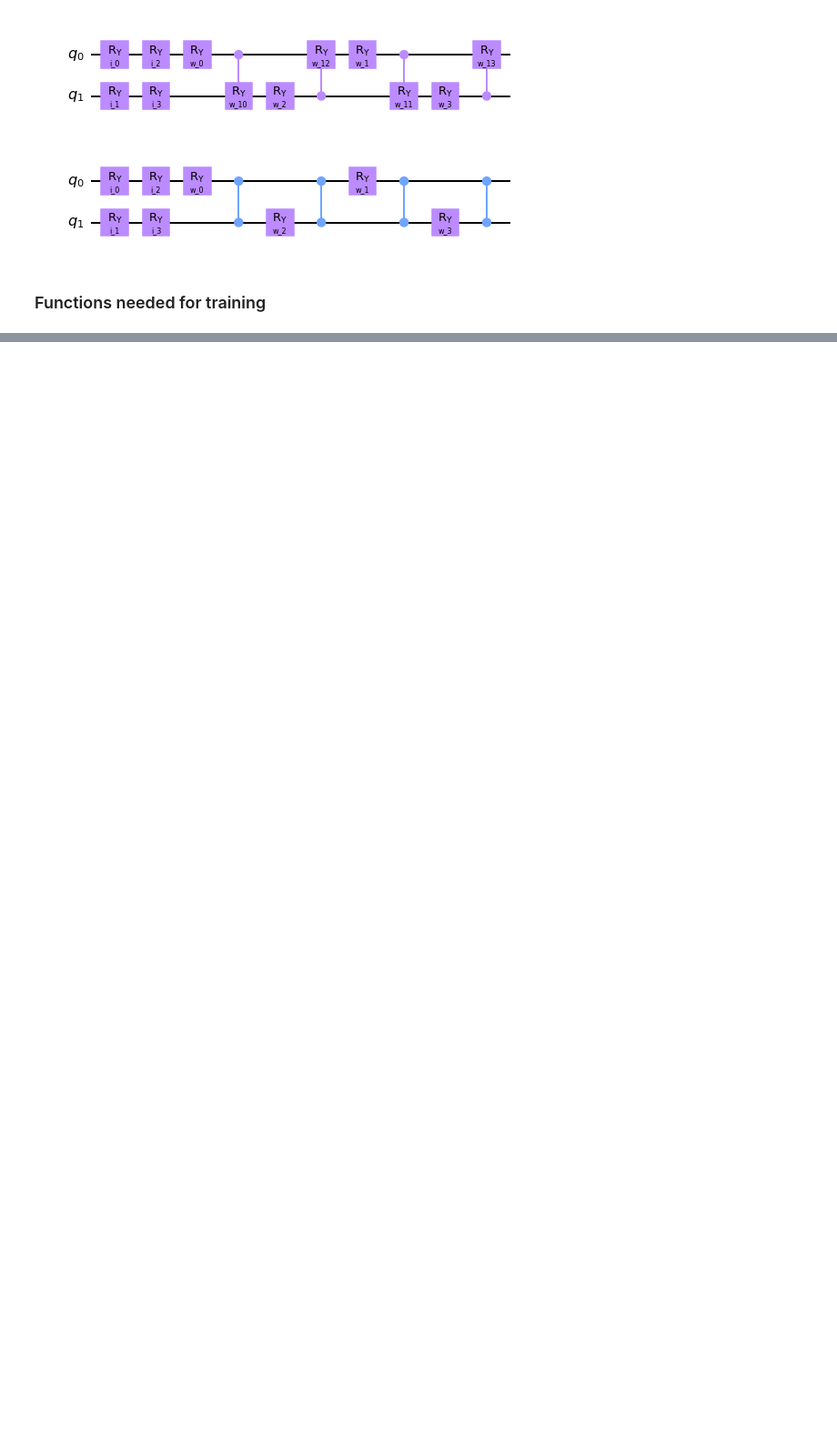
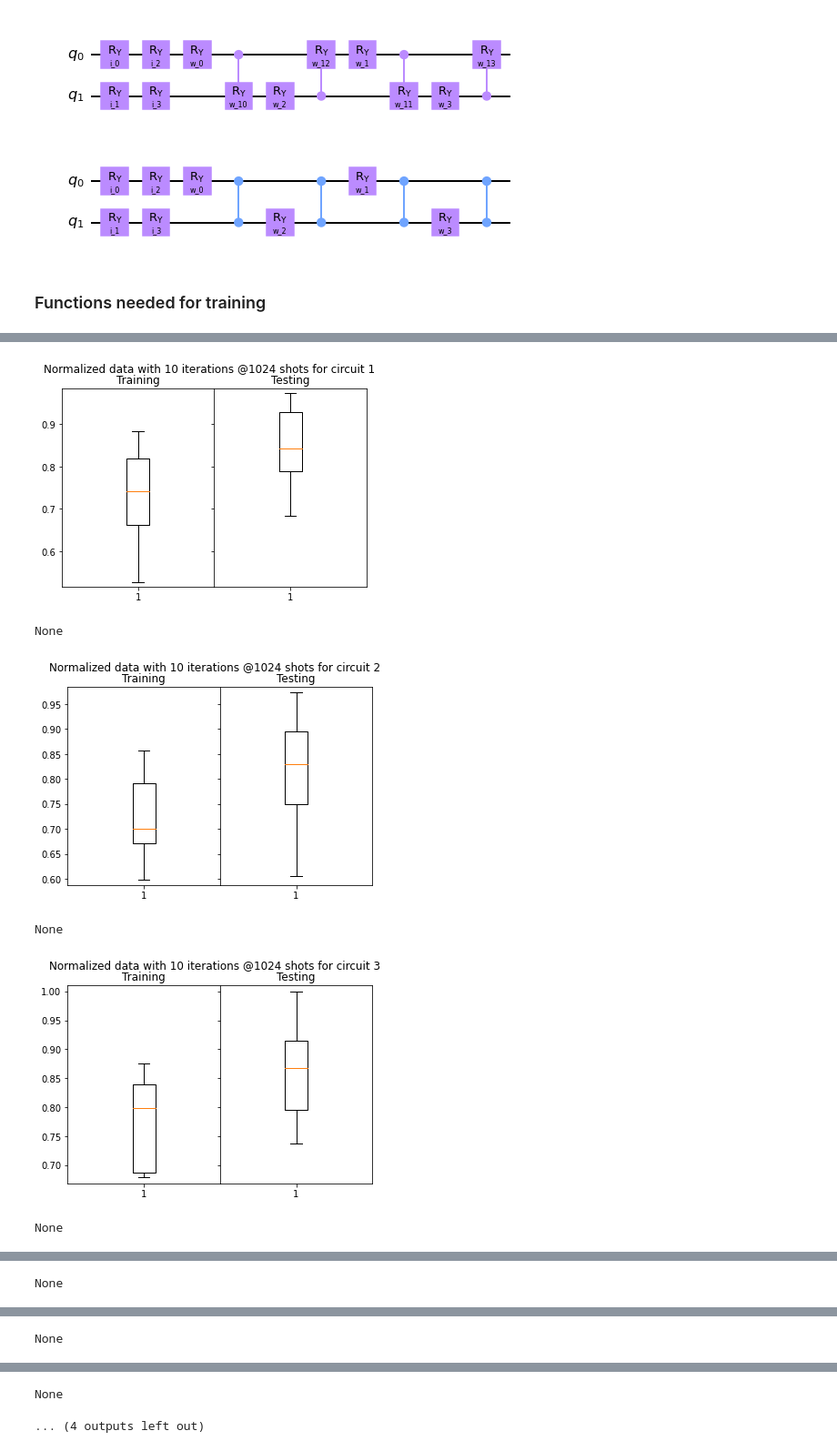
Before and after one commit to RicardoMonteiroSimoes/ZHAW_PAHS212, a Jupyter notebook: jupyter/qiskit_effectiveness_measurment_IRIS.ipynb, the cells around one changed output, grey strips where cells are left out. Shown: that part at 91% size. Cells and saved outputs as stored; diff of their text form; code cells hidden in the pictures; blank space fills up the shorter version.

```diff
--- a/jupyter/qiskit_effectiveness_measurment_IRIS.ipynb
+++ b/jupyter/qiskit_effectiveness_measurment_IRIS.ipynb
@@ -253,5 +294,22 @@ def get_classifier(circuit):
     # construct classifier
     return NeuralNetworkClassifier(neural_network=circuit_qnn,
                                                 optimizer=COBYLA())
+# %%
+def plot_boxplots(run, title, circuit_index, save=False):
+    min = np.amin(run)-0.01
+    max = np.amax(run)+0.01
+    fig = plt.figure()
+    gs = fig.add_gridspec(1, 2, hspace=0, wspace=0)
+    (ax1, ax2) = gs.subplots(sharex='col', sharey='row')
+    ax1.set_ylim([min,max])
+    ax2.set_ylim([min,max])
+    fig.suptitle(title)
+    ax1.set_title('Training')
+    ax1.boxplot(run[0], showfliers=True, sym='k.')
+    ax2.set_title('Testing')
+    ax2.boxplot(run[1], showfliers=True, sym='k.')
+    if(save):
+        plt.savefig(path+title.replace(" ", "_")+'.svg', format="svg", transparent=True)
+    display(plt.show())
 # %%
 #so
@@ -280,0 +374,14 @@ KeyboardInterrupt:
+# %%
+normalized_runs = []
+display(print("Testing normalized dataset"))
+for circuit in circuits:
+    training_data = []
+    testing_data = []
+    for i in range(10):
+        display(print('run: ' + str(i+1)))
+        classifier = get_classifier(circuit.copy())
+        score_train, score_test = fit_and_score(classifier, datasets[1], targets)
+        training_data.append(score_train)
+        testing_data.append(score_test)
+    display(print('Circuit done'))
+    normalized_runs.append([training_data, testing_data])
@@ -280,0 +414,11 @@ KeyboardInterrupt:
+# %%
+for index, run in enumerate(normalized_runs):
+    title = "Normalized data with 10 iterations @" + str(n_shots) + " shots for circuit " + str(index+1)
+    plot_boxplots(run, title, index+1, save=True)
+# %% [output]
+[figure, added]
+None
+[figure, added]
+None
+[figure, added]
+None
@@ -280,0 +426 @@ KeyboardInterrupt:
+None
@@ -280,0 +428 @@ KeyboardInterrupt:
+None
@@ -280,0 +430,2 @@ KeyboardInterrupt:
+None
+... (4 outputs left out)
```
Also changed, not shown: parts of 16 cells of this notebook, 4 other files.
